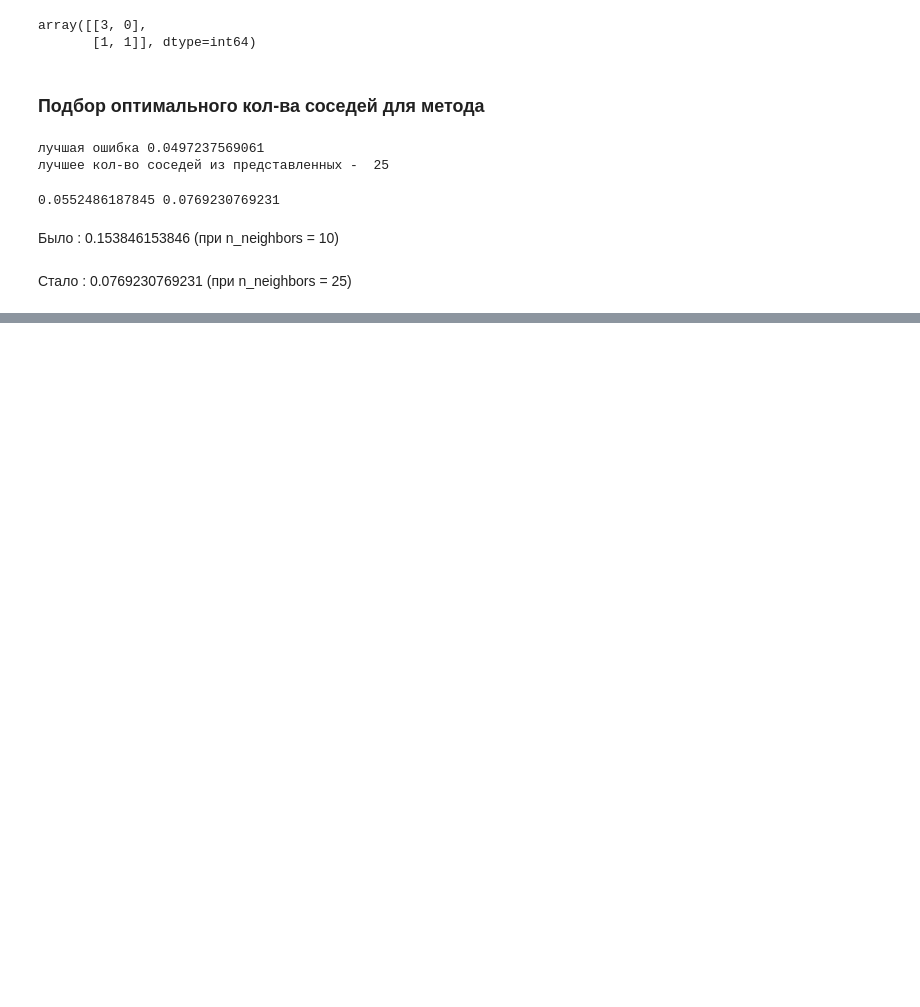
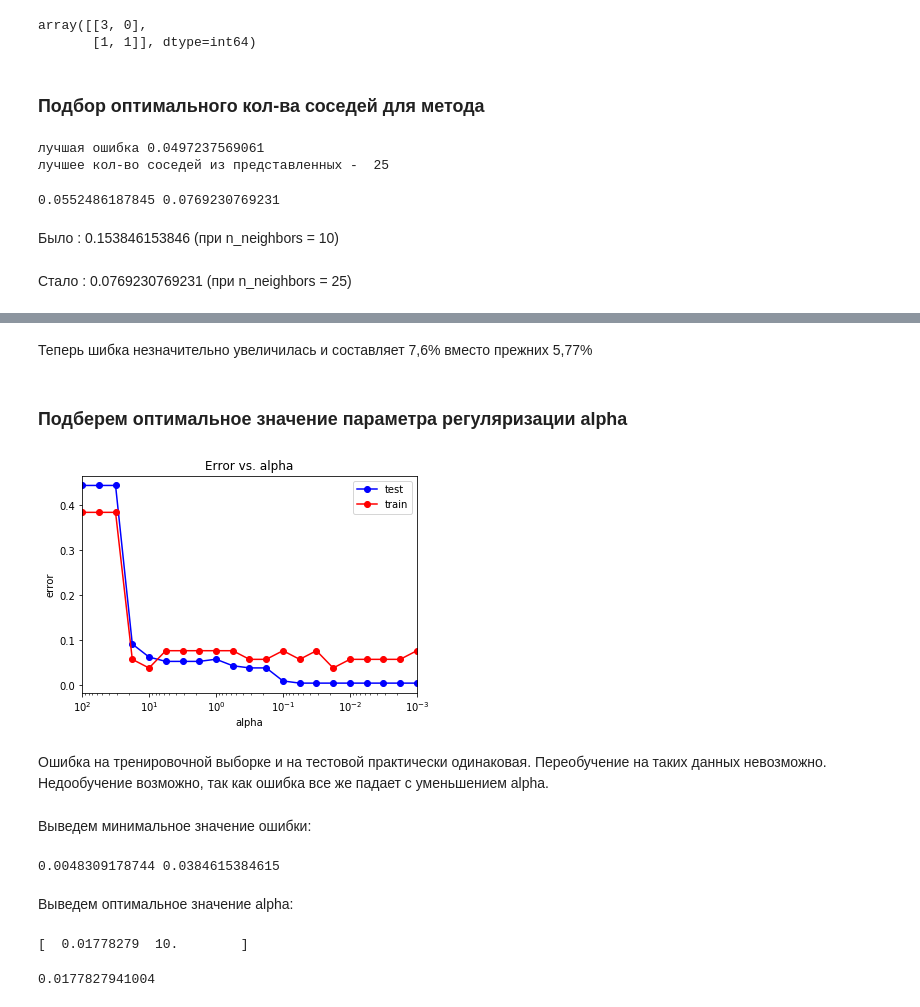
Before and after one commit to AndrewSmrnv/MachineLearing, a Jupyter notebook: NBA.ipynb, the cells around one changed output, grey strips where cells are left out. Saved outputs shown, nothing was run; the diff lists cells and outputs as text; code cells hidden in the pictures; blank space fills up the shorter version.

```diff
--- a/NBA.ipynb
+++ b/NBA.ipynb
@@ -576,0 +662,15 @@ print(err_train, err_test)
+# %%
+perc = MLPClassifier(activation='logistic', alpha=0.0001, batch_size='auto',
+       beta_1=0.9, beta_2=0.999, early_stopping=False, epsilon=1e-08,
+       hidden_layer_sizes=(100,), learning_rate='constant',
+       learning_rate_init=0.001, max_iter=200, momentum=0.9,
+       nesterovs_momentum=True, power_t=0.5, random_state=42, shuffle=True,
+       solver='lbfgs', tol=0.0001, validation_fraction=0.1, verbose=False,
+       warm_start=False)
+# %%
+perc=perc.fit(x_train, y_train)
+y_pred = perc.predict(x_test)
+yy = []
+yy.append(y_pred==y_test)
+print(yy)
+print(1 - perc.score(x_test, y_test))
@@ -576,0 +695,51 @@ print(err_train, err_test)
+# %% [markdown]
+Теперь шибка незначительно увеличилась и составляет 7,6% вместо прежних 5,77%
+# %% [markdown]
+### Подберем оптимальное значение параметра регуляризации alpha
+# %%
+alpha_arr = np.logspace(-3, 2, 21)
+test_err = []
+train_err = []
+for alpha in alpha_arr:
+    perc = MLPClassifier(alpha = alpha, hidden_layer_sizes = (100,),
+                              solver = 'lbfgs', activation = 'logistic', random_state = 42)
+    perc.fit(x_train, y_train)
+
+    y_train_pred = perc.predict(x_train)
+    y_test_pred = perc.predict(x_test)
+    train_err.append(np.mean(y_train != y_train_pred))
+    test_err.append(np.mean(y_test != y_test_pred))
+# %%
+plt.semilogx(alpha_arr, train_err, 'b-o', label = 'test')
+plt.semilogx(alpha_arr, test_err, 'r-o', label = 'train')
+plt.xlim([np.max(alpha_arr), np.min(alpha_arr)])
+plt.title('Error vs. alpha')
+plt.xlabel('alpha')
+plt.ylabel('error')
+plt.legend()
+pass
+# %% [output]
+[figure, added]
+# %% [markdown]
+Ошибка на тренировочной выборке и на тестовой практически одинаковая.
+Переобучение на таких данных невозможно. Недообучение возможно, так как ошибка все же падает с уменьшением alpha.
+# %% [markdown]
+Выведем минимальное значение ошибки:
+# %%
+min_train_err = np.min(train_err)
+min_test_err = np.min(test_err)
+print(min_train_err, min_test_err)
+# %% [output]
+0.0048309178744 0.0384615384615
+# %% [markdown]
+Выведем оптимальное значение alpha:
+# %%
+alpha_opt = alpha_arr[test_err == min_test_err]
+print(alpha_opt)
+# %% [output]
+[  0.01778279  10.        ]
+# %%
+alpha_opt = alpha_opt[0]
+print(alpha_opt)
+# %% [output]
+0.0177827941004
```
Also changed, not shown: parts of 92 cells of this notebook.
